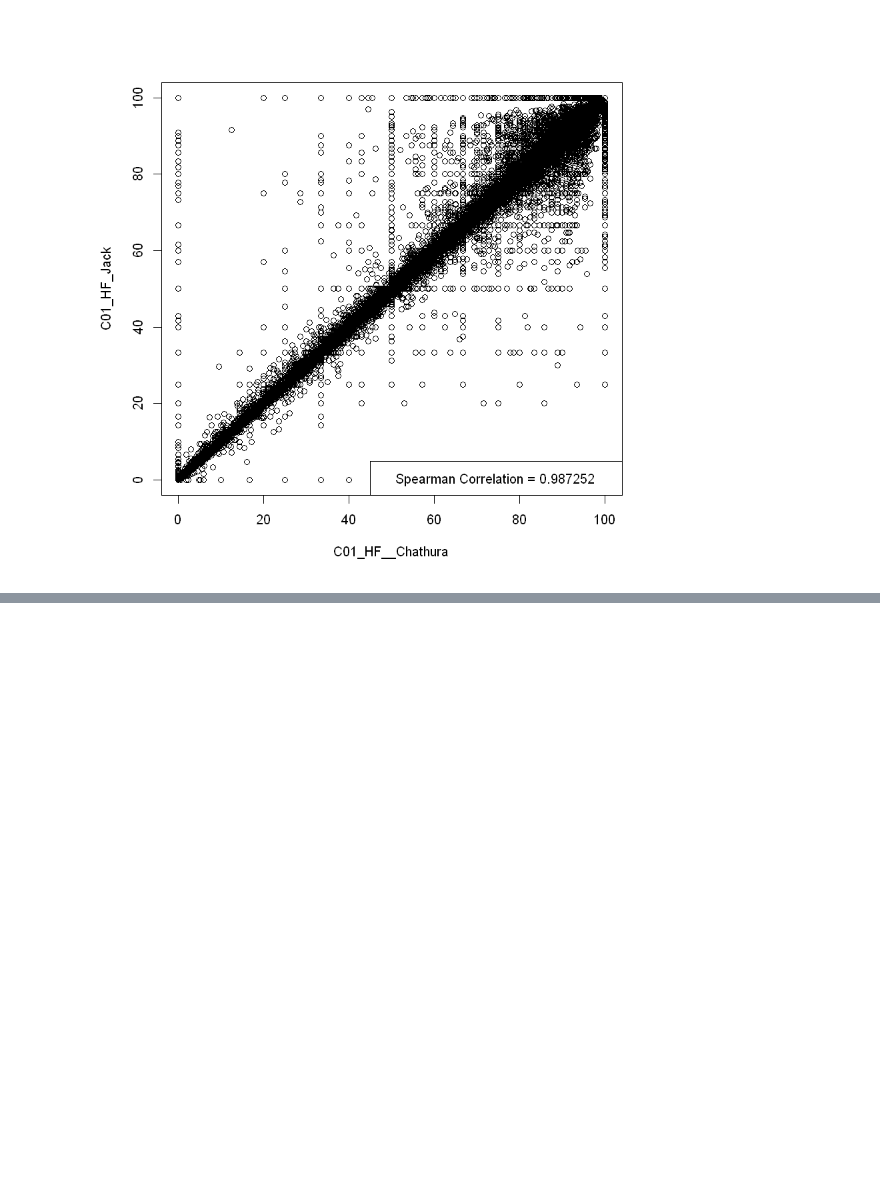
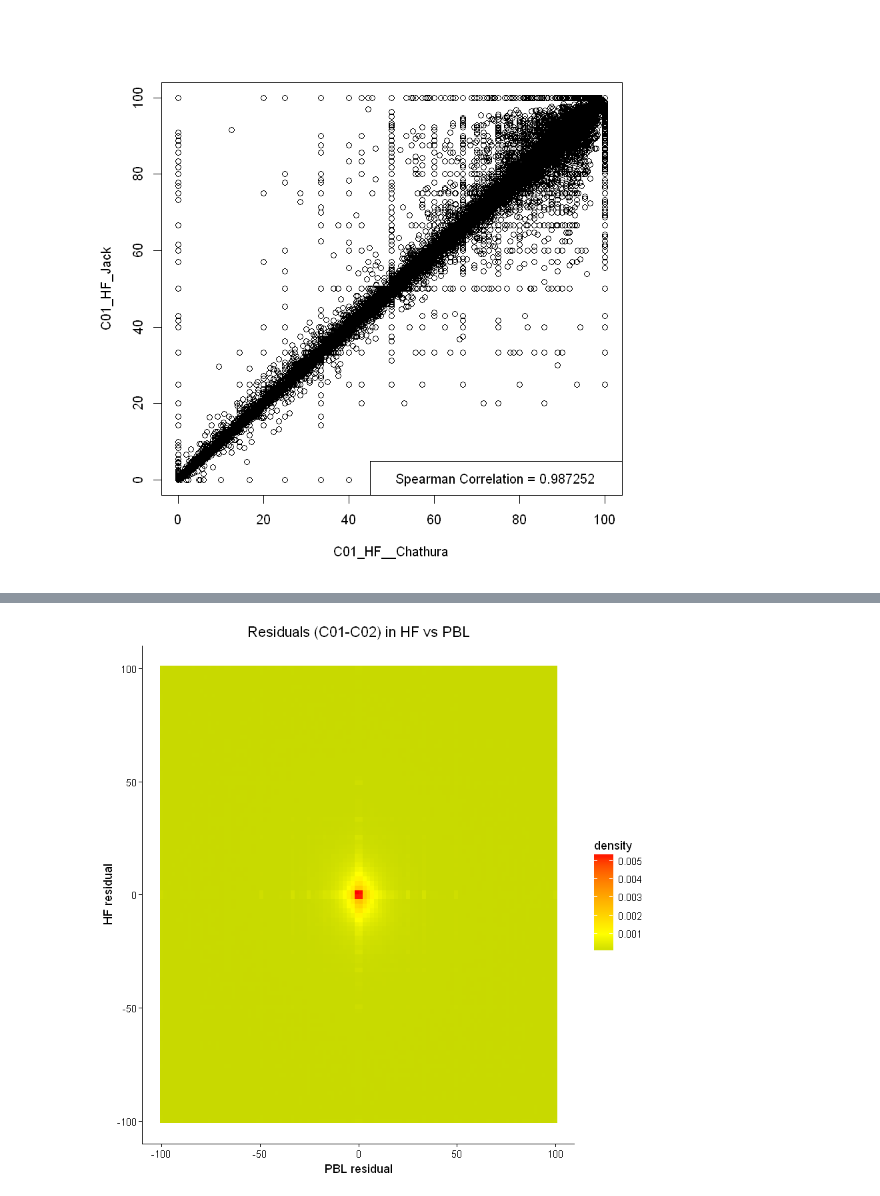
Before and after one commit to computational-epigenetics-section/bisulfite-seq-data-analysis-pipeline, a Jupyter notebook: bisulfite sequencing pipeline.ipynb, the cells around one changed output, grey strips where cells are left out. Cells and saved outputs as stored; diff of their text form; code cells hidden in the pictures; blank space fills up the shorter version.

```diff
--- a/bisulfite sequencing pipeline.ipynb
+++ b/bisulfite sequencing pipeline.ipynb
@@ -552,0 +634,36 @@ legend(x='bottomright', legend=paste('Spearman Correlation =',round(cor(C01_HF_m
+# %%
+CO1_PBL<-read.csv("./sanity_check/C01_PBL_chr19_1_Chathura.csv")
+CO2_PBL<-read.csv("./sanity_check/C02_PBL_chr19_1_Chathura.csv")
+
+DF2d_PBL<-merge(CO2_PBL,CO1_PBL,by = "Bin.Name")
+DF2d_PBL$Residual_PBL <- DF2d_PBL$Avg.Methylation.x - DF2d_PBL$Avg.Methylation.y
+DF2d_PBL$X.x <- NULL
+DF2d_PBL$X.y <- NULL
+
+
+residual <- merge(DF2d_PBL,DF2d_HF,by = "Bin.Name")
+
+
+z <- kde2d(residual$Residual_PBL, residual$Residual_HF,n = 4)
+
+ggplot(residual, aes(residual$Residual_PBL, y=residual$Residual_HF)) +
+  stat_density2d(aes(fill=..density..), geom="tile", contour=FALSE) +
+  scale_fill_gradient2(low="darkgreen", mid="yellow", high="red", midpoint=0.001) +
+  ## limit scale ( density is calculated on the limited scale, all other points are removed from calculation)
+  #xlim(0,1) +
+  #ylim(0,1) +
+  ## limit view area ( density is calcluated on all points, no points removed )
+  coord_cartesian(xlim = c(-100, 100), ylim=c(-100,100)) +
+  xlab("PBL residual") +
+  ylab("HF residual") +
+  ## add points to the density map (comment it if not desired)
+  geom_point(size=0.1, colour="white",shape=1, alpha=0) +
+  ## make a line from (0,0) - (1,1)
+  #geom_segment(aes(x=0, y=0, xend=1, yend=1)) +
+  ## or just create a abline with slope 1 and intercept 0
+  #geom_abline() +
+  t2 +
+  ggtitle("Residuals (C01-C02) in HF vs PBL") +
+  theme(plot.title = element_text(hjust = 0.5))
+# %% [output]
+[figure, added]
```
Also changed, not shown: parts of 5 cells of this notebook, 6 other files.
